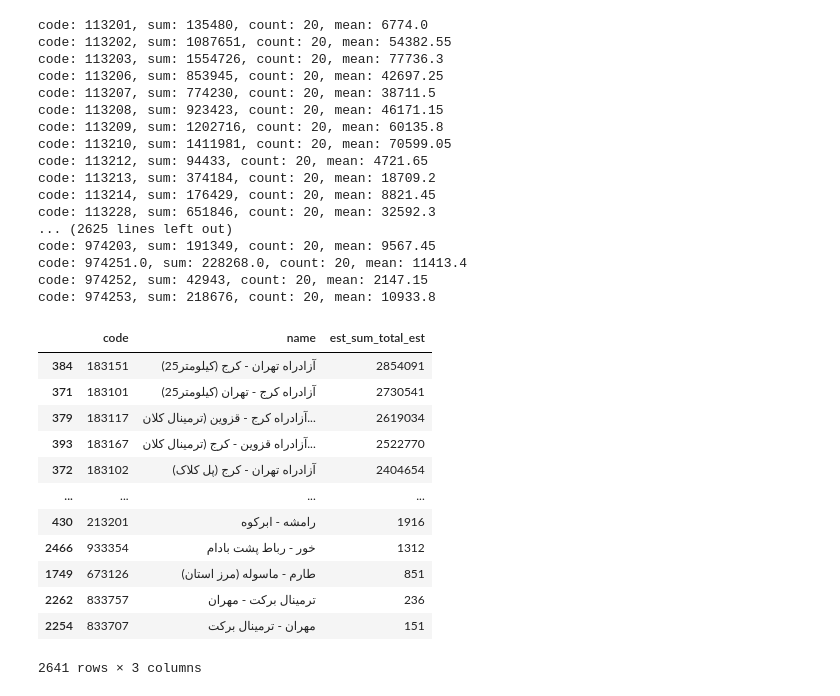
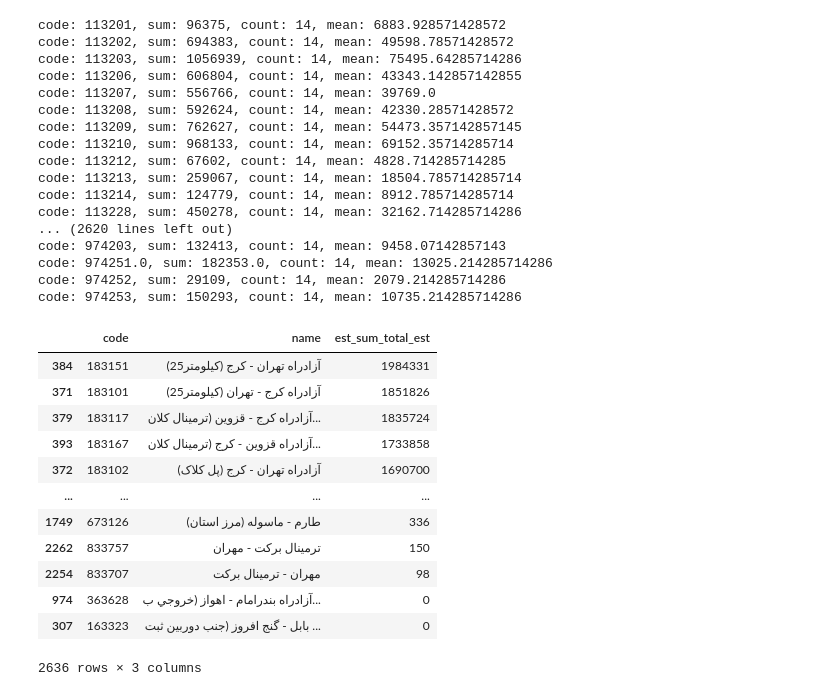
Before and after one commit to Kafsh-e-Mardane-Varzeshi-Hypo-Test-Team/RA_P1, a Jupyter notebook: phase_01/find_maximum_count_across_roads.ipynb, the cells around one changed output. Saved outputs shown, nothing was run; the diff lists cells and outputs as text; code cells hidden in the pictures.

Commit message:
update est_sum_total_est

```diff
--- a/phase_01/find_maximum_count_across_roads.ipynb
+++ b/phase_01/find_maximum_count_across_roads.ipynb
@@ -4,10 +4,10 @@ import os
 import math
 # %%
 path = "F:\\Regression Analysis\\RA_P1\\data\\traffic\\nowruz_03\\"
-path2 = "F:\\Regression Analysis\\RA_P1\\phase_01\\total_sum_car_sorted\\"
+pathToSave = "F:\\Regression Analysis\\RA_P1\\data\\total_sum_car_sorted\\"
 # %%
 files = os.listdir(path)
-dfs = [pd.read_csv(path + file, header=0) for file in files if not file.startswith('est')]
+dfs = [pd.read_csv(path + file, header=0) for file in files]
 dfs = [df for df in dfs if len(df) != 0]
 # %%
 def get_sum(df):
@@ -15,7 +15,7 @@ def get_sum(df):
     count_car_est = 0
     for index, row in df.iterrows():
         # row['date'] = str(row['date']).apply(lambda x: jdatetime.datetime.strptime(x, "%Y-%m-%d").date())
-        if (str(row.date) > "1402-12-25" and (str(row.date) < "1403-01-17")):
+        if (str(row.date) >= "1402-12-29" and (str(row.date) <= "1403-01-13")):
             if not math.isnan(row.car_est):
                 sum_car_est += row.car_est
                 count_car_est += 1
@@ -24,49 +24,47 @@ def get_sum(df):
         return -1
     mean_car_est = sum_car_est/count_car_est
     print(f"code: {df.code[0]}, sum: {sum_car_est}, count: {count_car_est}, mean: {mean_car_est}")
-    return int(mean_car_est * 20)
+    return int(mean_car_est * 14)
 # %%
 sum_of_total_est_of_all_roads = {}
 for i in range(len(dfs)):
     df = dfs[i]
-    if len(df) == 0:
-        continue
     df_sum = get_sum(df)
     if df_sum != -1:
         sum_of_total_est_of_all_roads[i + 1] = {'code': df.code[0].astype(str), 'name': df.name[0], 'est_sum_total_est': df_sum}
 
 df = pd.DataFrame.from_dict(sum_of_total_est_of_all_roads, orient='index', columns=['code', 'name', 'est_sum_total_est'])
 df = df.sort_values(by="est_sum_total_est", ascending = False)
-df.to_csv(path2 + "total_sum_car_sorted_03.csv", index=False)
+df.to_csv(pathToSave + "total_sum_car_sorted_03.csv", index=False)
 df
 # %% [output]
-code: 113201, sum: 135480, count: 20, mean: 6774.0
-code: 113202, sum: 1087651, count: 20, mean: 54382.55
-code: 113203, sum: 1554726, count: 20, mean: 77736.3
-code: 113206, sum: 853945, count: 20, mean: 42697.25
-code: 113207, sum: 774230, count: 20, mean: 38711.5
-code: 113208, sum: 923423, count: 20, mean: 46171.15
-code: 113209, sum: 1202716, count: 20, mean: 60135.8
-code: 113210, sum: 1411981, count: 20, mean: 70599.05
-code: 113212, sum: 94433, count: 20, mean: 4721.65
-code: 113213, sum: 374184, count: 20, mean: 18709.2
-code: 113214, sum: 176429, count: 20, mean: 8821.45
-code: 113228, sum: 651846, count: 20, mean: 32592.3
-... (2625 lines left out)
-code: 974203, sum: 191349, count: 20, mean: 9567.45
-code: 974251.0, sum: 228268.0, count: 20, mean: 11413.4
-code: 974252, sum: 42943, count: 20, mean: 2147.15
-code: 974253, sum: 218676, count: 20, mean: 10933.8
+code: 113201, sum: 96375, count: 14, mean: 6883.928571428572
+code: 113202, sum: 694383, count: 14, mean: 49598.78571428572
+code: 113203, sum: 1056939, count: 14, mean: 75495.64285714286
+code: 113206, sum: 606804, count: 14, mean: 43343.142857142855
+code: 113207, sum: 556766, count: 14, mean: 39769.0
+code: 113208, sum: 592624, count: 14, mean: 42330.28571428572
+code: 113209, sum: 762627, count: 14, mean: 54473.357142857145
+code: 113210, sum: 968133, count: 14, mean: 69152.35714285714
+code: 113212, sum: 67602, count: 14, mean: 4828.714285714285
+code: 113213, sum: 259067, count: 14, mean: 18504.785714285714
+code: 113214, sum: 124779, count: 14, mean: 8912.785714285714
+code: 113228, sum: 450278, count: 14, mean: 32162.714285714286
+... (2620 lines left out)
+code: 974203, sum: 132413, count: 14, mean: 9458.07142857143
+code: 974251.0, sum: 182353.0, count: 14, mean: 13025.214285714286
+code: 974252, sum: 29109, count: 14, mean: 2079.214285714286
+code: 974253, sum: 150293, count: 14, mean: 10735.214285714286
 |  | code | name | est_sum_total_est |
-| 384 | 183151 | آزادراه تهران - کرج (کيلومتر25) | 2854091 |
-| 371 | 183101 | آزادراه کرج - تهران (کيلومتر25) | 2730541 |
-| 379 | 183117 | آزادراه کرج - قزوين (ترمينال کلان... | 2619034 |
-| 393 | 183167 | آزادراه قزوين - کرج (ترمينال کلان... | 2522770 |
-| 372 | 183102 | آزادراه تهران - کرج (پل کلاک) | 2404654 |
+| 384 | 183151 | آزادراه تهران - کرج (کيلومتر25) | 1984331 |
+| 371 | 183101 | آزادراه کرج - تهران (کيلومتر25) | 1851826 |
+| 379 | 183117 | آزادراه کرج - قزوين (ترمينال کلان... | 1835724 |
+| 393 | 183167 | آزادراه قزوين - کرج (ترمينال کلان... | 1733858 |
+| 372 | 183102 | آزادراه تهران - کرج (پل کلاک) | 1690700 |
 | ... | ... | ... | ... |
-| 430 | 213201 | رامشه - ابرکوه | 1916 |
-| 2466 | 933354 | خور - رباط پشت بادام | 1312 |
-| 1749 | 673126 | طارم - ماسوله (مرز استان) | 851 |
-| 2262 | 833757 | ترمينال برکت - مهران | 236 |
-| 2254 | 833707 | مهران - ترمينال برکت | 151 |
+| 1749 | 673126 | طارم - ماسوله (مرز استان) | 336 |
+| 2262 | 833757 | ترمينال برکت - مهران | 150 |
+| 2254 | 833707 | مهران - ترمينال برکت | 98 |
+| 974 | 363628 | آزادراه بندرامام - اهواز (خروجي ب... | 0 |
+| 307 | 163323 | بابل - گنج افروز (جنب دوربين ثبت ... | 0 |
-2641 rows × 3 columns
+2636 rows × 3 columns
```
Also changed, not shown: 2 other files.
